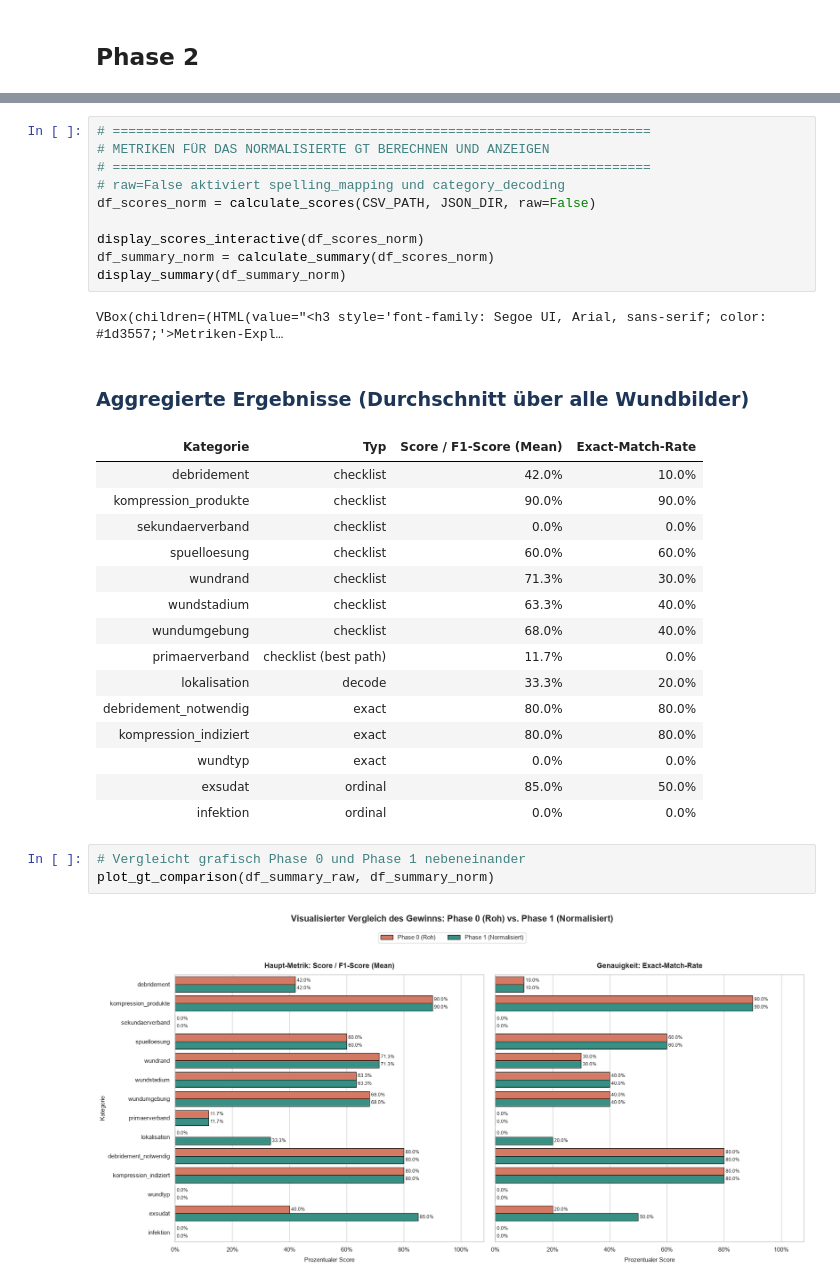
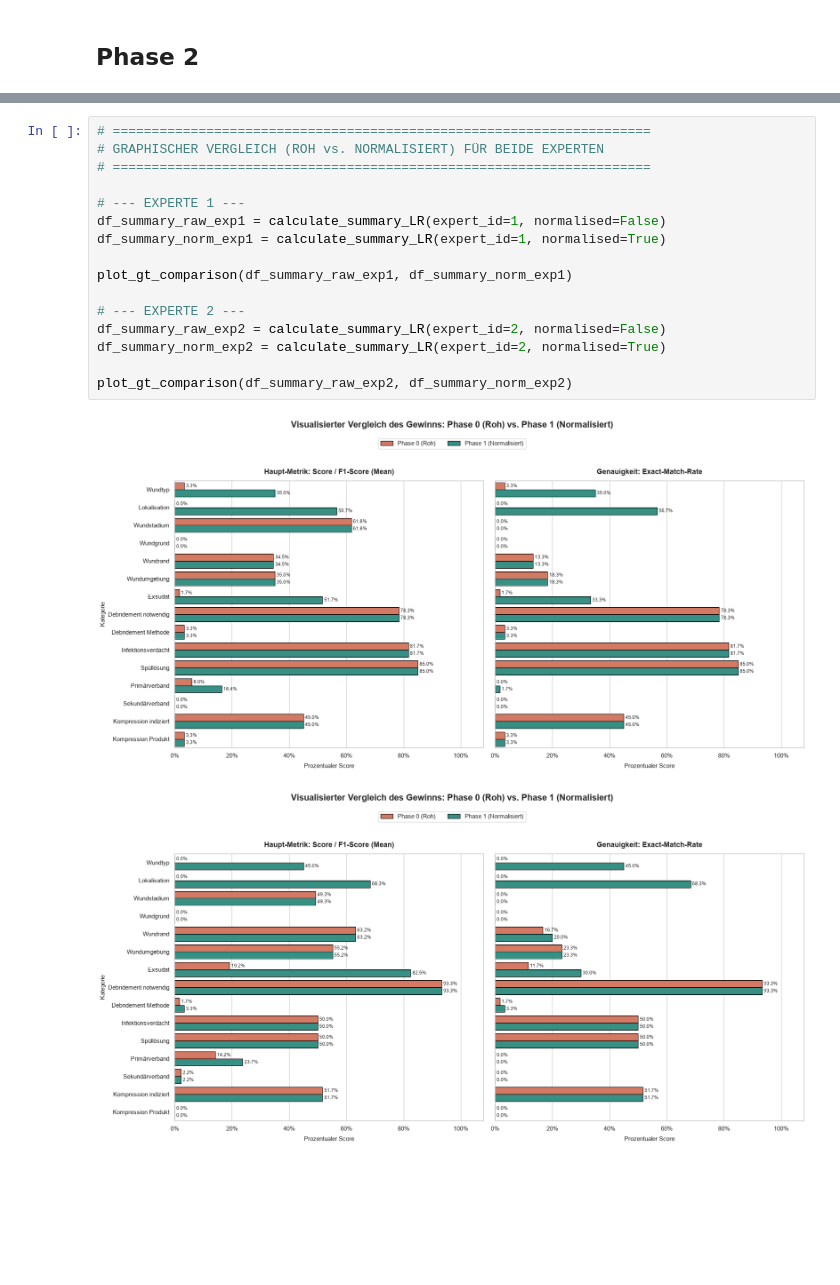
Before and after one commit to code-mert/masterarbeitmodell, a Jupyter notebook: notebooks/analyse_lr/analyse_LR.ipynb, the cells around one changed output, grey strips where cells are left out. Cells and saved outputs as stored; diff of their text form; blank space fills up the shorter version.

Commit message:
feat(evaluation): implement L&R specific widgets, consensus score, trace views, and extract metrics_LR

```diff
--- a/notebooks/analyse_lr/analyse_LR.ipynb
+++ b/notebooks/analyse_lr/analyse_LR.ipynb
@@ -119,33 +43,19 @@ interactive(children=(Dropdown(description='Kategorie:', options=('Wundtyp', 'Lo
-# %%
-# =====================================================================
-# METRIKEN FÜR DAS NORMALISIERTE GT BERECHNEN UND ANZEIGEN
-# =====================================================================
-# raw=False aktiviert spelling_mapping und category_decoding
-df_scores_norm = calculate_scores(CSV_PATH, JSON_DIR, raw=False)
-
-display_scores_interactive(df_scores_norm)
-df_summary_norm = calculate_summary(df_scores_norm)
-display_summary(df_summary_norm)
-# %% [output]
-VBox(children=(HTML(value="<h3 style='font-family: Segoe UI, Arial, sans-serif; color: #1d3557;'>Metriken-Expl…
-Aggregierte Ergebnisse (Durchschnitt über alle Wundbilder)
-| Kategorie | Typ | Score / F1-Score (Mean) | Exact-Match-Rate |
-| debridement | checklist | 42.0% | 10.0% |
-| kompression_produkte | checklist | 90.0% | 90.0% |
-| sekundaerverband | checklist | 0.0% | 0.0% |
-| spuelloesung | checklist | 60.0% | 60.0% |
-| wundrand | checklist | 71.3% | 30.0% |
-| wundstadium | checklist | 63.3% | 40.0% |
-| wundumgebung | checklist | 68.0% | 40.0% |
-| primaerverband | checklist (best path) | 11.7% | 0.0% |
-| lokalisation | decode | 33.3% | 20.0% |
-| debridement_notwendig | exact | 80.0% | 80.0% |
-| kompression_indiziert | exact | 80.0% | 80.0% |
-| wundtyp | exact | 0.0% | 0.0% |
-| exsudat | ordinal | 85.0% | 50.0% |
-| infektion | ordinal | 0.0% | 0.0% |
 # %%
-# Vergleicht grafisch Phase 0 und Phase 1 nebeneinander
-plot_gt_comparison(df_summary_raw, df_summary_norm)
+# =====================================================================
+# GRAPHISCHER VERGLEICH (ROH vs. NORMALISIERT) FÜR BEIDE EXPERTEN
+# =====================================================================
+
+# --- EXPERTE 1 ---
+df_summary_raw_exp1 = calculate_summary_LR(expert_id=1, normalised=False)
+df_summary_norm_exp1 = calculate_summary_LR(expert_id=1, normalised=True)
+
+plot_gt_comparison(df_summary_raw_exp1, df_summary_norm_exp1)
+
+# --- EXPERTE 2 ---
+df_summary_raw_exp2 = calculate_summary_LR(expert_id=2, normalised=False)
+df_summary_norm_exp2 = calculate_summary_LR(expert_id=2, normalised=True)
+
+plot_gt_comparison(df_summary_raw_exp2, df_summary_norm_exp2)
 # %% [output]
-[figure, old version]
+[figure, new version]
+[figure, added]
```
Also changed, not shown: parts of 12 cells of this notebook, 13 other files.
